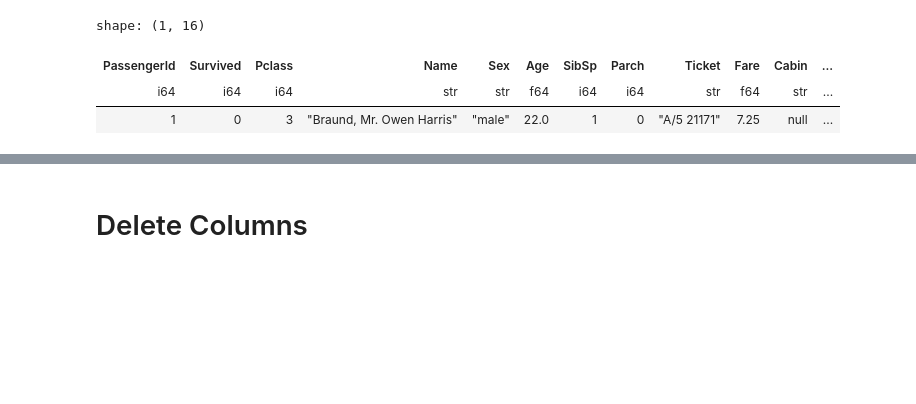
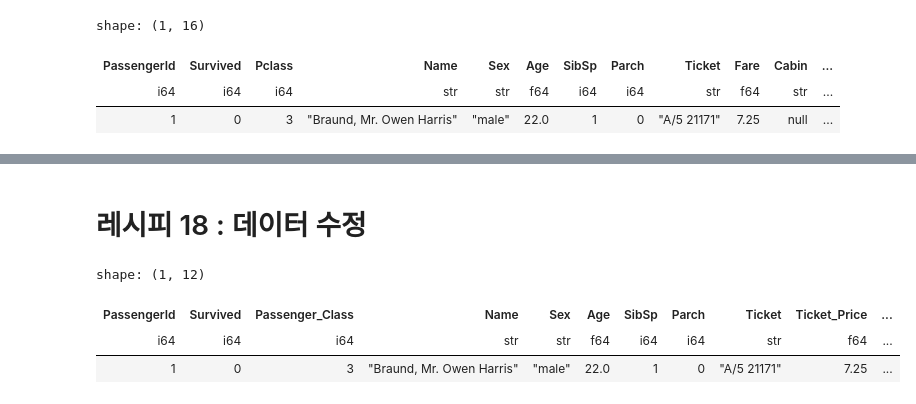
Before and after one commit to dschloe/polars_recipes, a Jupyter notebook: ch03_creating_modifying_deleting.ipynb, the cells around one changed output, grey strips where cells are left out. Drawn from its saved outputs; the diff is of its cells as text; code cells hidden in the pictures; blank space fills up the shorter version.

```diff
--- a/ch03_creating_modifying_deleting.ipynb
+++ b/ch03_creating_modifying_deleting.ipynb
@@ -83,2 +59,13 @@ shape: (5, 16)
-# %% [markdown]
-# Delete Columns
+# %% [markdown]
+# 레시피 18 : 데이터 수정
+# %%
+# rename
+df.rename({
+    "Pclass": "Passenger_Class",
+    "Fare": "Ticket_Price"
+}).head(1)
+# %% [output]
+shape: (1, 12)
+| PassengerId | Survived | Passenger_Class | Name | Sex | Age | SibSp | Parch | Ticket | Ticket_Price | ... |
+| i64 | i64 | i64 | str | str | f64 | i64 | i64 | str | f64 | ... |
+| 1 | 0 | 3 | "Braund, Mr. Owen Harris" | "male" | 22.0 | 1 | 0 | "A/5 21171" | 7.25 | ... |
```
Also changed, not shown: parts of 20 cells of this notebook, 1 other file.
